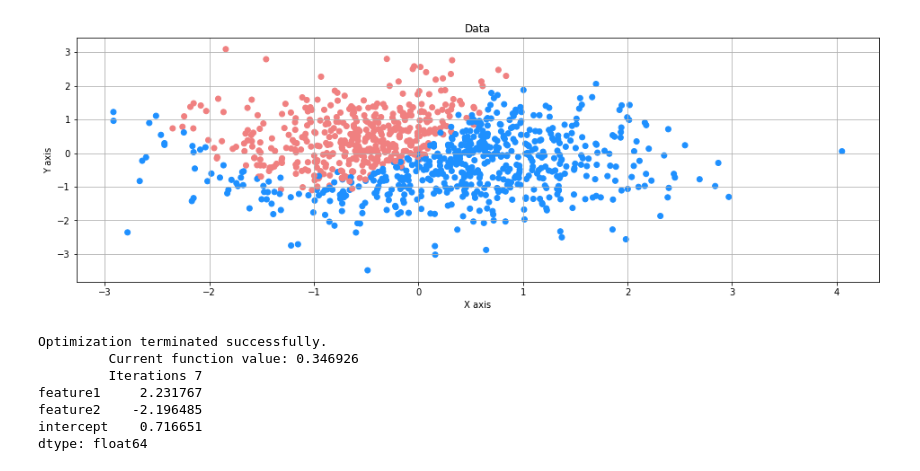
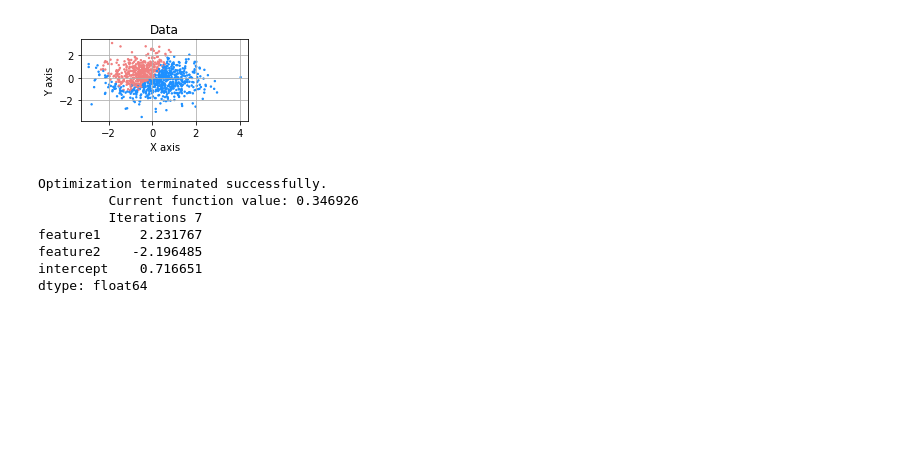
Before and after one commit to lerkoah/AprendizajeProbabilistico, a Jupyter notebook: Tarea1/p3.ipynb, the cells around one changed output. Drawn from its saved outputs; the diff is of its cells as text; code cells hidden in the pictures; blank space fills up the shorter version.

```diff
--- a/Tarea1/p3.ipynb
+++ b/Tarea1/p3.ipynb
@@ -6,23 +6,23 @@ from matplotlib import colors as mcolors
 # %%
 import matplotlib
 
 colors = ['lightcoral', 'dodgerblue']
 
 
 fileName = 'datosT1P3.txt'
 data = np.genfromtxt(fileName, delimiter=',')
 
 
-fig = plt.figure(0,(16,5))
-plt.scatter(data[0,:],data[1,:], c=data[2,:], cmap = mcolors.ListedColormap(colors))
+fig = plt.figure(0,(3,1.5))
+plt.scatter(data[0,:],data[1,:], c=data[2,:], cmap = mcolors.ListedColormap(colors), s = 2)
 plt.title('Data')
 plt.xlabel('X axis')
 plt.ylabel('Y axis')
 plt.grid()
 
 plt.show(fig)
 # %% [output]
-[figure, old version]
+[figure, new version]
 # %%
 # module imports
 from patsy import dmatrices
```
Also changed, not shown: parts of 5 cells of this notebook, 6 other files.
